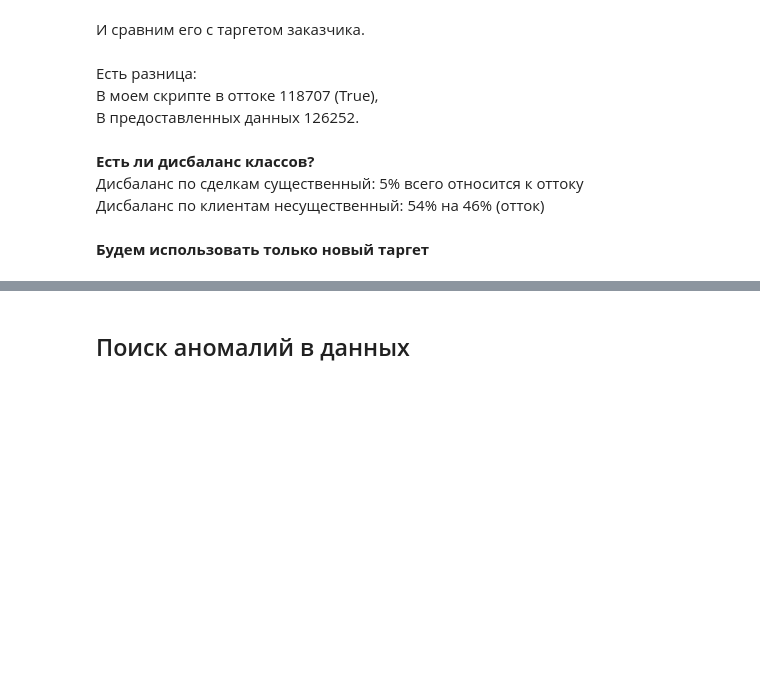
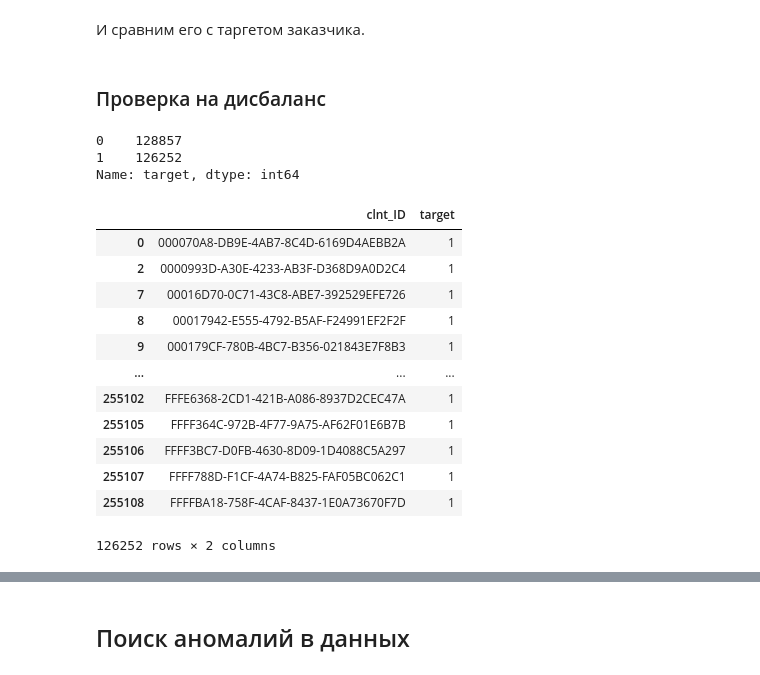
Before and after one commit to snakerzr/cupcake_churn_prediction, a Jupyter notebook: notebook.ipynb, the cells around one changed output, grey strips where cells are left out. Drawn from its saved outputs; the diff is of its cells as text; code cells hidden in the pictures; blank space fills up the shorter version.

```diff
--- a/notebook.ipynb
+++ b/notebook.ipynb
@@ -262,2 +278,2 @@ df[df.duplicated(['clnt_ID','timestamp'],keep=False)]
 # %%
-df = df.sort_values(by='timestamp')
+# df = df.sort_values(by='timestamp',kind='stable')
@@ -294,0 +422,6 @@ df = df.sort_values(by='timestamp')
+# %%
+# Сделаем агрегацию по кол-ву чеков по юзерам
+df_count = df.groupby('clnt_ID')['timestamp'].count()
+# %%
+# Возьмем те айдишники, в которых всего 1 покупка
+just_1_buy = df_count[df_count == 1]
@@ -294,0 +461,3 @@ df = df.sort_values(by='timestamp')
+# %%
+# Изменим таргет
+df_target['target'] = df_target['target'].where(df_target['clnt_ID'].isin(just_1_buy.index),0)
@@ -521,10 +667,24 @@ pd.concat([df_target['target'].value_counts(),df_target['target'].value_counts(n
-# %% [markdown]
-Есть разница:
-В моем скрипте в оттоке 118707 (True),
-В предоставленных данных 126252.
-# %% [markdown]
-**Есть ли дисбаланс классов?**
-Дисбаланс по сделкам существенный: 5% всего относится к оттоку
-Дисбаланс по клиентам несущественный: 54% на 46% (отток)
-# %% [markdown]
-**Будем использовать только новый таргет**
+# %% [markdown]
+### Проверка на дисбаланс
+# %%
+df_target['target'].value_counts()
+# %% [output]
+0    128857
+1    126252
+Name: target, dtype: int64
+# %%
+df_target[df_target['target'] == 1]
+# %% [output]
+|  | clnt_ID | target |
+| 0 | 000070A8-DB9E-4AB7-8C4D-6169D4AEBB2A | 1 |
+| 2 | 0000993D-A30E-4233-AB3F-D368D9A0D2C4 | 1 |
+| 7 | 00016D70-0C71-43C8-ABE7-392529EFE726 | 1 |
+| 8 | 00017942-E555-4792-B5AF-F24991EF2F2F | 1 |
+| 9 | 000179CF-780B-4BC7-B356-021843E7F8B3 | 1 |
+| ... | ... | ... |
+| 255102 | FFFE6368-2CD1-421B-A086-8937D2CEC47A | 1 |
+| 255105 | FFFF364C-972B-4F77-9A75-AF62F01E6B7B | 1 |
+| 255106 | FFFF3BC7-D0FB-4630-8D09-1D4088C5A297 | 1 |
+| 255107 | FFFF788D-F1CF-4A74-B825-FAF05BC062C1 | 1 |
+| 255108 | FFFFBA18-758F-4CAF-8437-1E0A73670F7D | 1 |
+126252 rows × 2 columns
```
Also changed, not shown: parts of 75 cells of this notebook.
